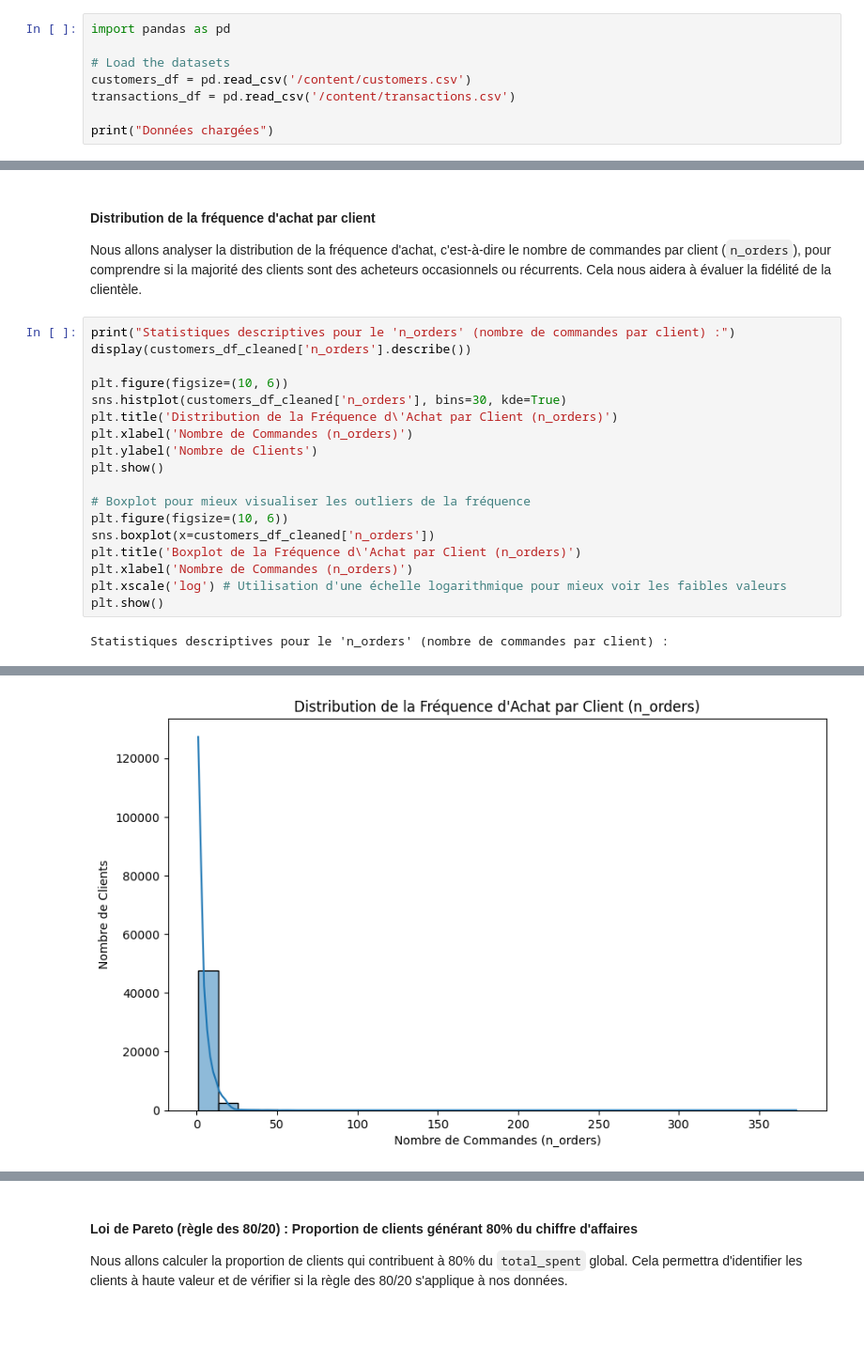
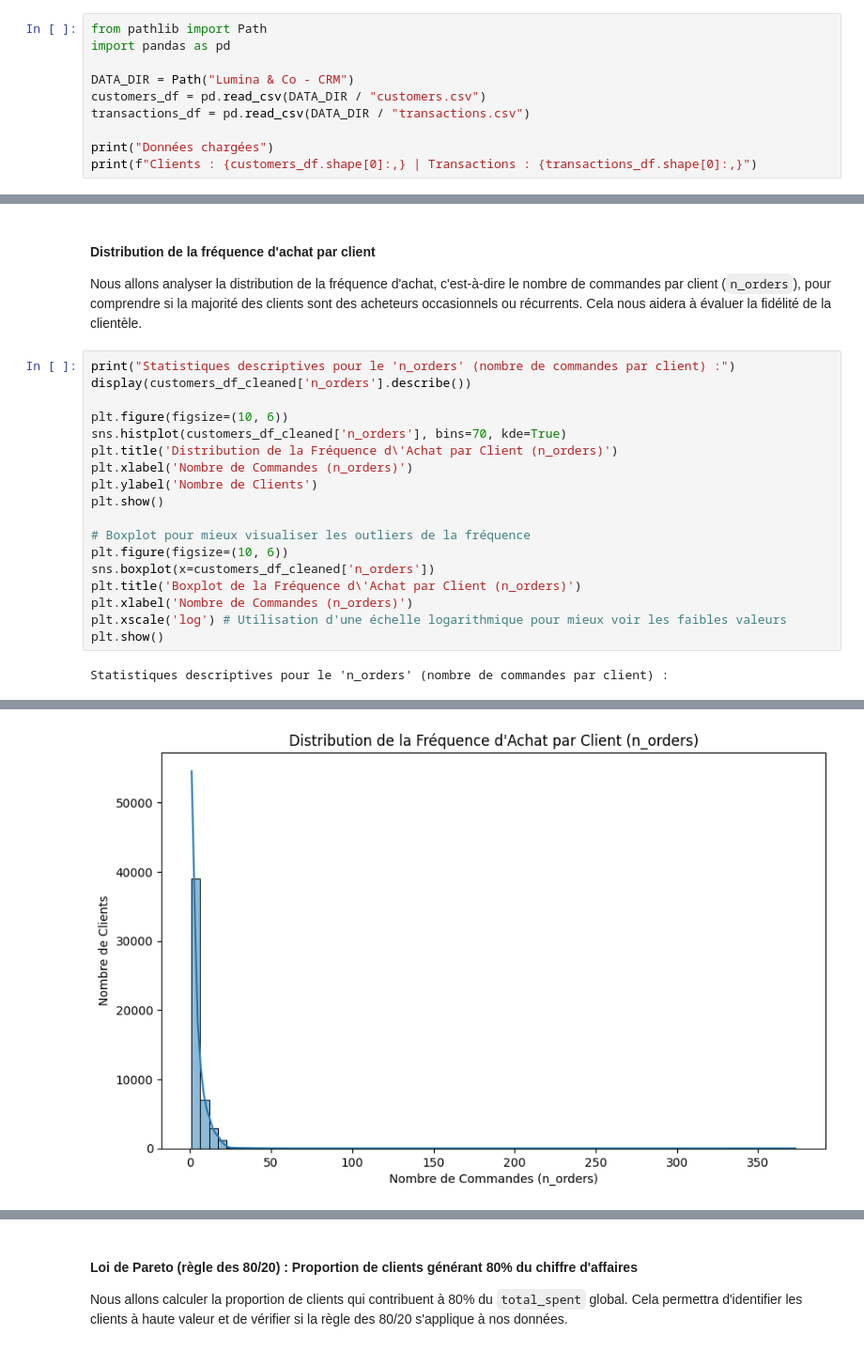
Before and after one commit to RomainR99/Data-Marketing-, a Jupyter notebook: DataMarketing.ipynb, the cells around one changed output, grey strips where cells are left out. Shown at 94% size. Drawn from its saved outputs; the diff is of its cells as text; blank space fills up the shorter version.

```diff
--- a/DataMarketing.ipynb
+++ b/DataMarketing.ipynb
@@ -191,10 +91,12 @@ dtype: int64
 # %%
+from pathlib import Path
 import pandas as pd
 
-# Load the datasets
-customers_df = pd.read_csv('/content/customers.csv')
-transactions_df = pd.read_csv('/content/transactions.csv')
+DATA_DIR = Path("Lumina & Co - CRM")
+customers_df = pd.read_csv(DATA_DIR / "customers.csv")
+transactions_df = pd.read_csv(DATA_DIR / "transactions.csv")
 
 print("Données chargées")
+print(f"Clients : {customers_df.shape[0]:,} | Transactions : {transactions_df.shape[0]:,}")
 # %% [output]
 Données chargées
@@ -898,7 +889,7 @@ print("Statistiques descriptives pour le 'n_orders' (nombre de commandes par cli
 display(customers_df_cleaned['n_orders'].describe())
 
 plt.figure(figsize=(10, 6))
-sns.histplot(customers_df_cleaned['n_orders'], bins=30, kde=True)
+sns.histplot(customers_df_cleaned['n_orders'], bins=70, kde=True)
 plt.title('Distribution de la Fréquence d\'Achat par Client (n_orders)')
 plt.xlabel('Nombre de Commandes (n_orders)')
 plt.ylabel('Nombre de Clients')
@@ -926,4 +916,4 @@ dtype: float64
-[figure, old version]
+[figure, new version]
 [figure]
 # %% [markdown]
 #### Loi de Pareto (règle des 80/20) : Proportion de clients générant 80% du chiffre d'affaires
```
Also changed, not shown: parts of 23 cells of this notebook.
